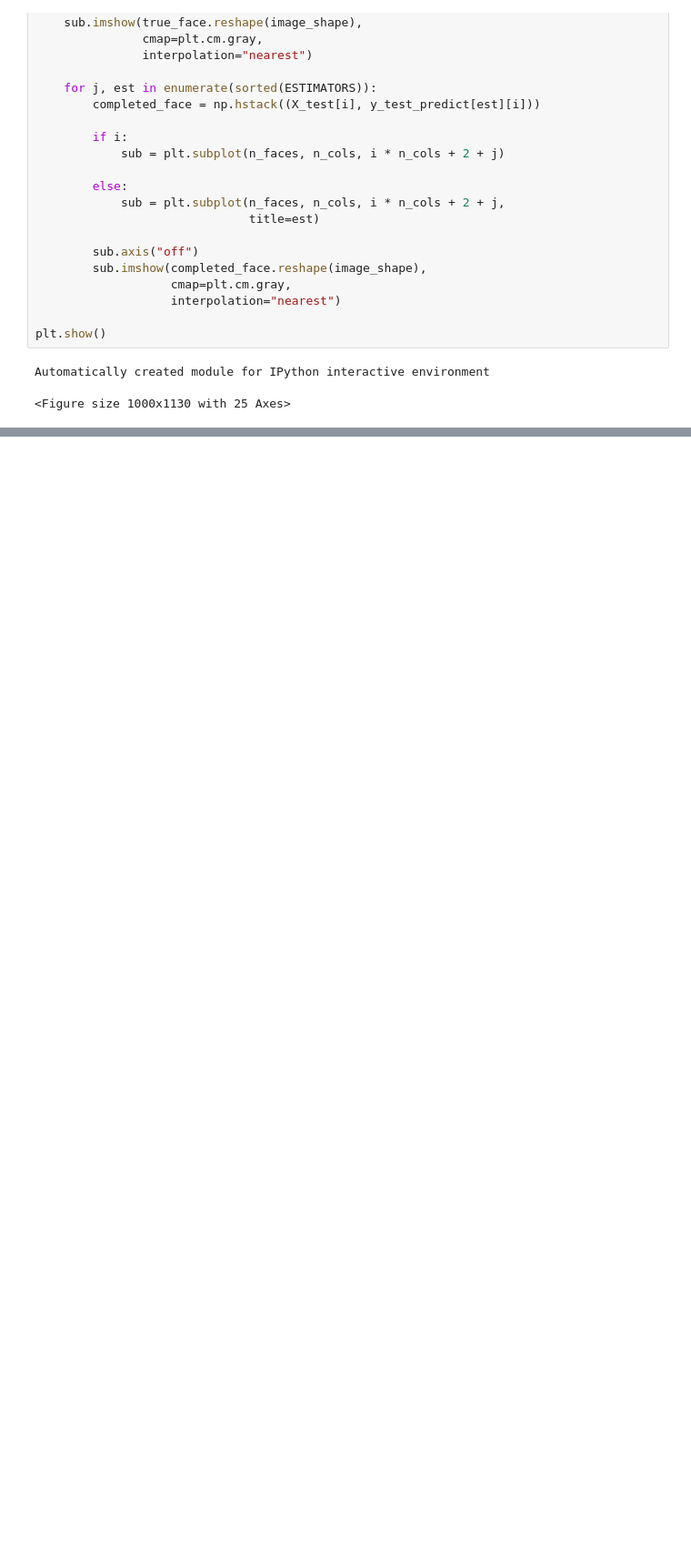
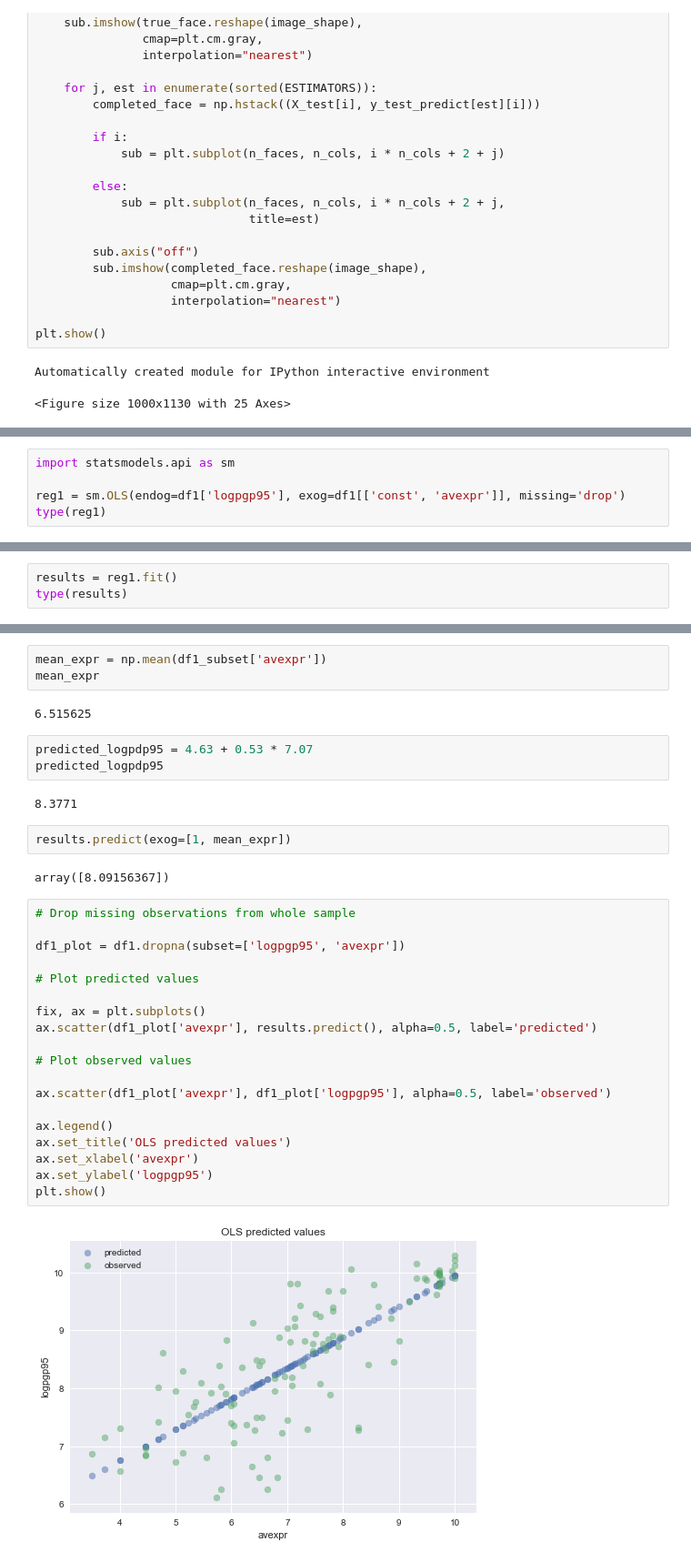
Before and after one commit to anikil/python-basic-maths, a Jupyter notebook: .ipynb, the cells around one changed output, grey strips where cells are left out. Shown at 91% size. Saved outputs shown, nothing was run; the diff lists cells and outputs as text; blank space fills up the shorter version.

```diff
--- a/.ipynb
+++ b/.ipynb
@@ -1497,0 +1580,5 @@ Automatically created module for IPython interactive environment
+# %%
+import statsmodels.api as sm
+
+reg1 = sm.OLS(endog=df1['logpgp95'], exog=df1[['const', 'avexpr']], missing='drop')
+type(reg1)
@@ -1497,0 +1587,3 @@ Automatically created module for IPython interactive environment
+# %%
+results = reg1.fit()
+type(results)
@@ -1497,0 +1612,35 @@ Automatically created module for IPython interactive environment
+# %%
+mean_expr = np.mean(df1_subset['avexpr'])
+mean_expr
+# %% [output]
+6.515625
+# %%
+predicted_logpdp95 = 4.63 + 0.53 * 7.07
+predicted_logpdp95
+# %% [output]
+8.3771
+# %%
+results.predict(exog=[1, mean_expr])
+# %% [output]
+array([8.09156367])
+# %%
+# Drop missing observations from whole sample
+
+df1_plot = df1.dropna(subset=['logpgp95', 'avexpr'])
+
+# Plot predicted values
+
+fix, ax = plt.subplots()
+ax.scatter(df1_plot['avexpr'], results.predict(), alpha=0.5, label='predicted')
+
+# Plot observed values
+
+ax.scatter(df1_plot['avexpr'], df1_plot['logpgp95'], alpha=0.5, label='observed')
+
+ax.legend()
+ax.set_title('OLS predicted values')
+ax.set_xlabel('avexpr')
+ax.set_ylabel('logpgp95')
+plt.show()
+# %% [output]
+[figure, added]
```
Also changed, not shown: parts of 12 cells of this notebook.
